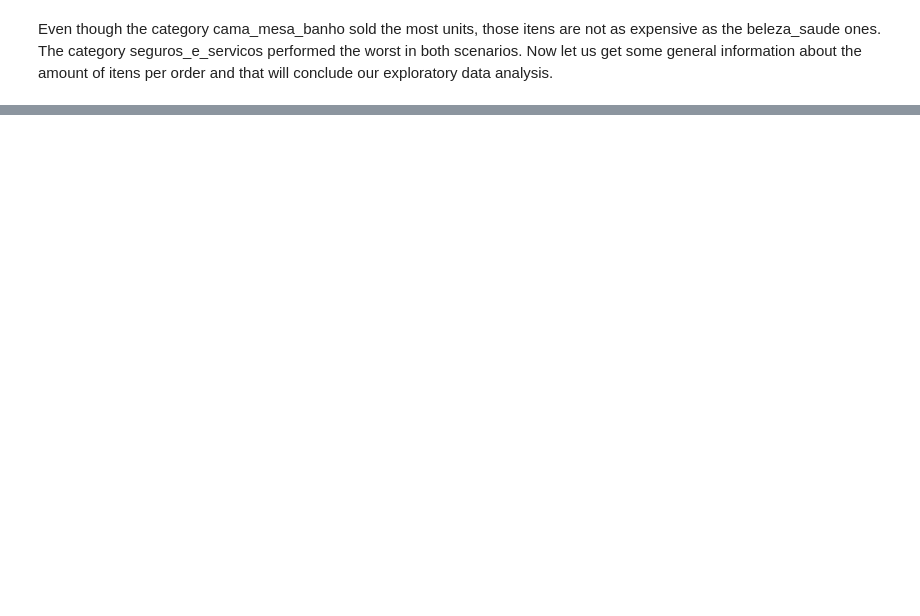
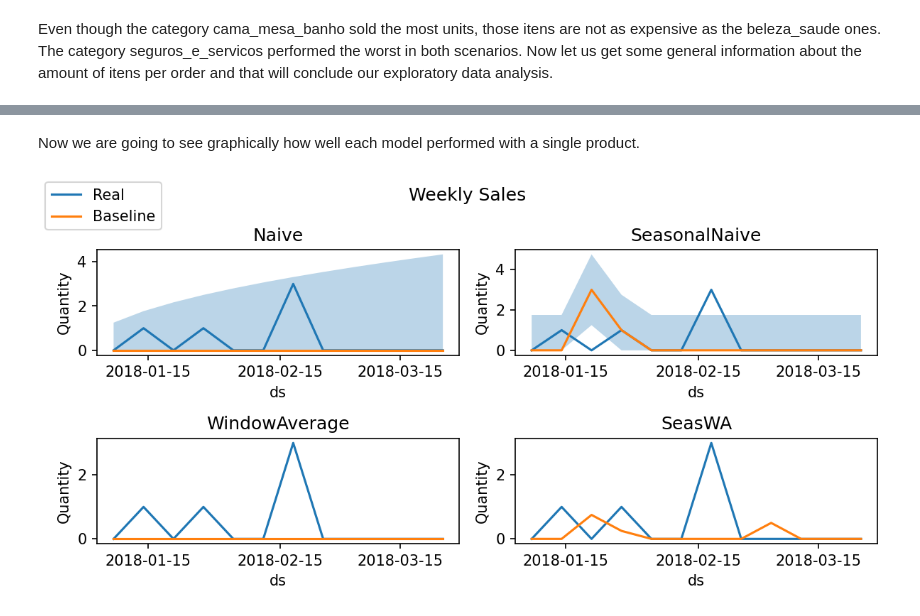
Before and after one commit to mateusmelo821/sales-forecasting, a Jupyter notebook: index.ipynb, the cells around one changed output, grey strips where cells are left out. Saved outputs shown, nothing was run; the diff lists cells and outputs as text; code cells hidden in the pictures; blank space fills up the shorter version.

Commit message:
Finishing the baseline model

```diff
--- a/index.ipynb
+++ b/index.ipynb
@@ -179,0 +242,3 @@ Average number of itens per order:  1.14
+# %%
+df_weekly_sales = df_sales.groupby(['product_id', 'week_start'])['quantity'].sum().reset_index()
+df_weekly_sales.tail()
@@ -179,0 +272,3 @@ Average number of itens per order:  1.14
+# %%
+df_validation = df_weekly_sales.query('(ds < "2018-04-01") & (ds >= "2018-01-01")').copy()
+df_validation.tail()
@@ -179,0 +294,10 @@ Average number of itens per order:  1.14
+# %%
+h = df_validation['ds'].nunique()
+model = StatsForecast(models=[Naive(),
+                              SeasonalNaive(season_length=10),
+                              WindowAverage(window_size=4),
+                              SeasonalWindowAverage(window_size=4, season_length=10)],
+                      freq='W', n_jobs=-1)
+model.fit(df_training)
+df_baseline = model.forecast(h=h, level=[95])
+df_baseline.tail()
@@ -179,0 +314,4 @@ Average number of itens per order:  1.14
+# %%
+df_baseline.iloc[:, 1:] = df_baseline.iloc[:, 1:].clip(0)
+df_validation = df_baseline.reset_index().merge(df_validation, on=['unique_id', 'ds'])
+df_validation.tail()
@@ -179,0 +325,36 @@ Average number of itens per order:  1.14
+# %% [markdown]
+Now we are going to see graphically how well each model performed with a single product.
+# %%
+product = '005030ef108f58b46b78116f754d8d38'
+data = df_validation.query('unique_id==@product')
+fig, ax = plt.subplots(2, 2, figsize=(8, 4), dpi=150)
+sns.lineplot(data=data, x='ds', y='y', ax=ax[0,0], label='Real')
+sns.lineplot(data=data, x='ds', y='Naive', ax=ax[0,0], label='Baseline')
+ax[0,0].fill_between(data['ds'], data['Naive-lo-95'], data['Naive-hi-95'], alpha=.3)
+ax[0,0].set_title("Naive")
+ax[0,0].set_xticks(['2018-01-15', '2018-02-15', '2018-03-15'])
+ax[0,0].set_ylabel("Quantity")
+sns.lineplot(data=data, x='ds', y='y', ax=ax[0,1])
+sns.lineplot(data=data, x='ds', y='SeasonalNaive', ax=ax[0,1])
+ax[0,1].fill_between(data['ds'], data['SeasonalNaive-lo-95'], data['SeasonalNaive-hi-95'], alpha=.3)
+ax[0,1].set_title("SeasonalNaive")
+ax[0,1].set_xticks(['2018-01-15', '2018-02-15', '2018-03-15'])
+ax[0,1].set_ylabel("Quantity")
+sns.lineplot(data=data, x='ds', y='y', ax=ax[1,0])
+sns.lineplot(data=data, x='ds', y='WindowAverage', ax=ax[1,0])
+ax[1,0].set_title("WindowAverage")
+ax[1,0].set_xticks(['2018-01-15', '2018-02-15', '2018-03-15'])
+ax[1,0].set_ylabel("Quantity")
+sns.lineplot(data=data, x='ds', y='y', ax=ax[1,1])
+sns.lineplot(data=data, x='ds', y='SeasWA', ax=ax[1,1])
+ax[1,1].set_title("SeasWA")
+ax[1,1].set_xticks(['2018-01-15', '2018-02-15', '2018-03-15'])
+ax[1,1].set_ylabel("Quantity")
+handles, labels = ax[0,0].get_legend_handles_labels()
+fig.legend(handles, labels, loc='upper left')
+ax[0,0].get_legend().remove()
+plt.suptitle("Weekly Sales")
+plt.tight_layout()
+plt.show()
+# %% [output]
+[figure, added]
```
Also changed, not shown: parts of 37 cells of this notebook.
